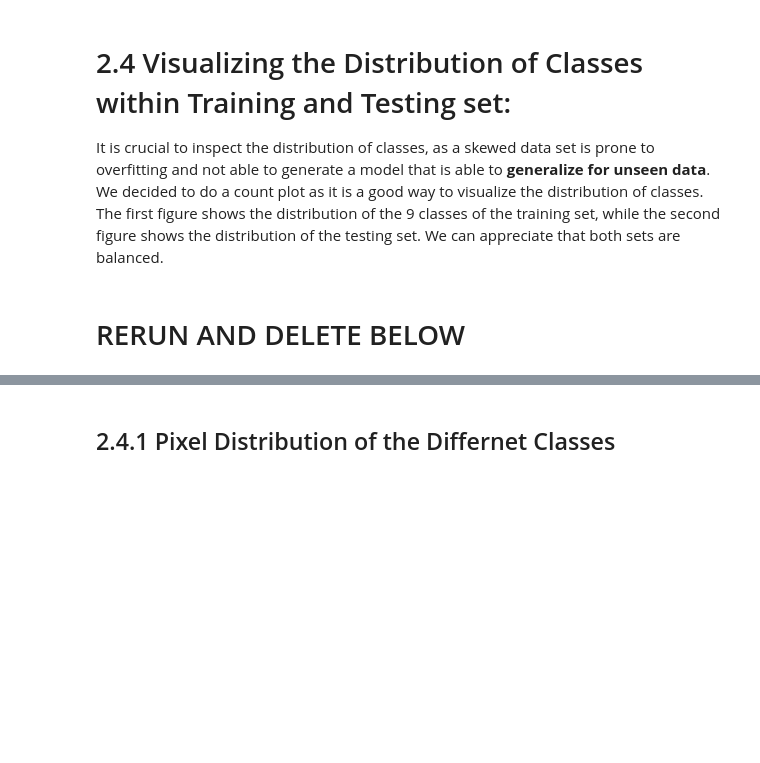
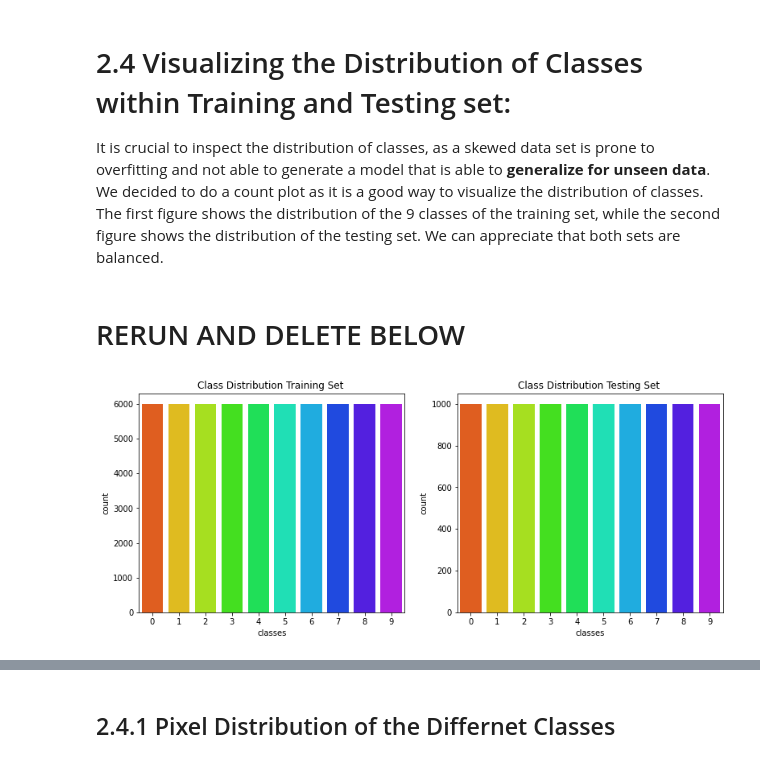
Before and after one commit to ilante/AML_91934_exam, a Jupyter notebook: Englander_AML_1_and_2.ipynb, the cells around one changed output, grey strips where cells are left out. Saved outputs shown, nothing was run; the diff lists cells and outputs as text; code cells hidden in the pictures; blank space fills up the shorter version.

```diff
--- a/Englander_AML_1_and_2.ipynb
+++ b/Englander_AML_1_and_2.ipynb
@@ -357,3 +357,24 @@ It is crucial to inspect the distribution of classes, as a skewed data set is pr
 # print()
 # %% [markdown]
 # RERUN AND DELETE BELOW
+# %%
+# Side T and T by side
+fig, (ax1, ax2) = plt.subplots(1,2, figsize=(13,5))
+
+# Training
+sns.countplot(train_labels,palette="gist_rainbow", ax=ax1)
+
+ax1.set_title('Class Distribution Training Set ')
+ax1.set_xlabel('classes')
+ax1.set_ylabel('count')
+
+
+# Testing
+sns.countplot(test_labels,palette="gist_rainbow", ax=ax2)
+ax2.set_title('Class Distribution Testing Set ')
+ax2.set_xlabel('classes')
+ax2.set_ylabel('count')
+
+plt.show()
+# %% [output]
+[figure, added]
```
Also changed, not shown: parts of 20 cells of this notebook.
